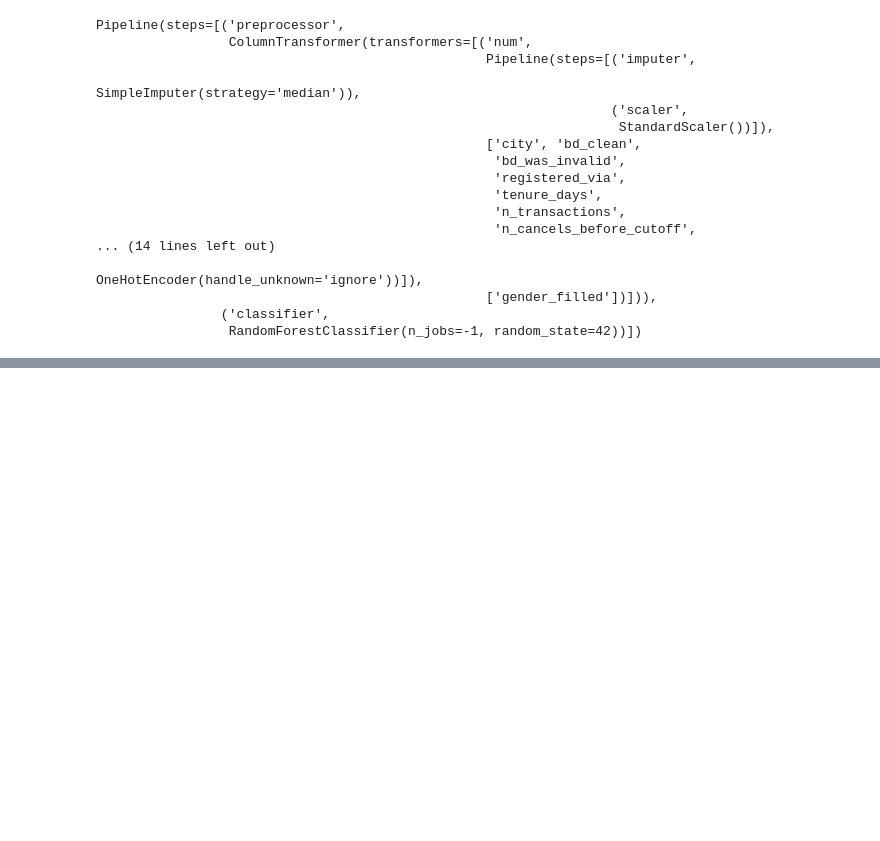
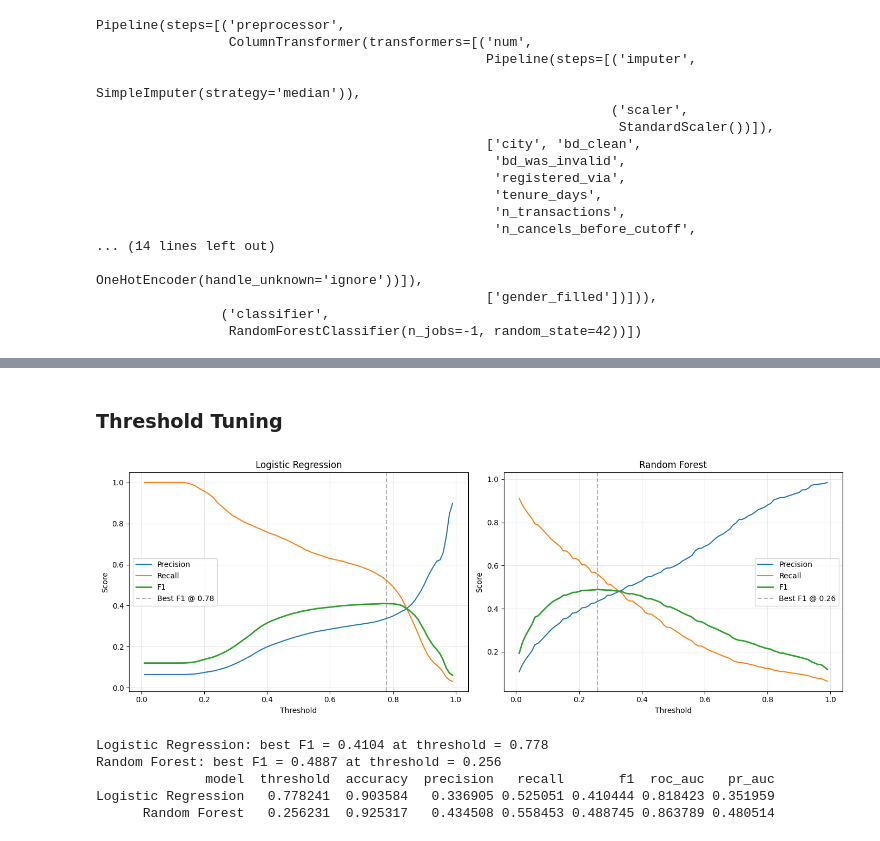
Before and after one commit to Soodabeh/retention-agent, a Jupyter notebook: notebooks/charlotte-kkbox-modeling.ipynb, the cells around one changed output, grey strips where cells are left out. Cells and saved outputs as stored; diff of their text form; code cells hidden in the pictures; blank space fills up the shorter version.

Commit message:
Add model evaluationtp kkbox-modeling

```diff
--- a/notebooks/charlotte-kkbox-modeling.ipynb
+++ b/notebooks/charlotte-kkbox-modeling.ipynb
@@ -508,3 +515,5 @@ ROC-AUC: 0.863789361924925
 Confusion Matrix:
 [[183407   2486]
  [  8948   3746]]
+# %% [markdown]
+### Threshold Tuning
@@ -510,0 +569,35 @@ Confusion Matrix:
+# %%
+model_probas = {
+    "Logistic Regression": y_proba_baseline,
+    "Random Forest": y_proba_rf,
+}
+
+fig, axes = plt.subplots(1, 2, figsize=(14, 5))
+
+for ax, (name, y_proba) in zip(axes, model_probas.items()):
+    plot_threshold_sweep(name, y_test, y_proba, ax)
+
+plt.tight_layout()
+plt.show()
+# %% [output]
+[figure, added]
+# %%
+tuned_results = []
+
+for name, y_proba in model_probas.items():
+    best_t, best_f1, _, _ = best_threshold_for_f1(y_test, y_proba)
+
+    print(f"{name}: best F1 = {best_f1:.4f} at threshold = {best_t:.3f}")
+
+    tuned_results.append(
+        compute_metrics(name, y_test, y_proba, threshold=best_t)
+    )
+
+tuned_df = pd.DataFrame(tuned_results)
+print(tuned_df.to_string(index=False))
+# %% [output]
+Logistic Regression: best F1 = 0.4104 at threshold = 0.778
+Random Forest: best F1 = 0.4887 at threshold = 0.256
+              model  threshold  accuracy  precision   recall       f1  roc_auc   pr_auc
+Logistic Regression   0.778241  0.903584   0.336905 0.525051 0.410444 0.818423 0.351959
+      Random Forest   0.256231  0.925317   0.434508 0.558453 0.488745 0.863789 0.480514
```
Also changed, not shown: parts of 15 cells of this notebook.
